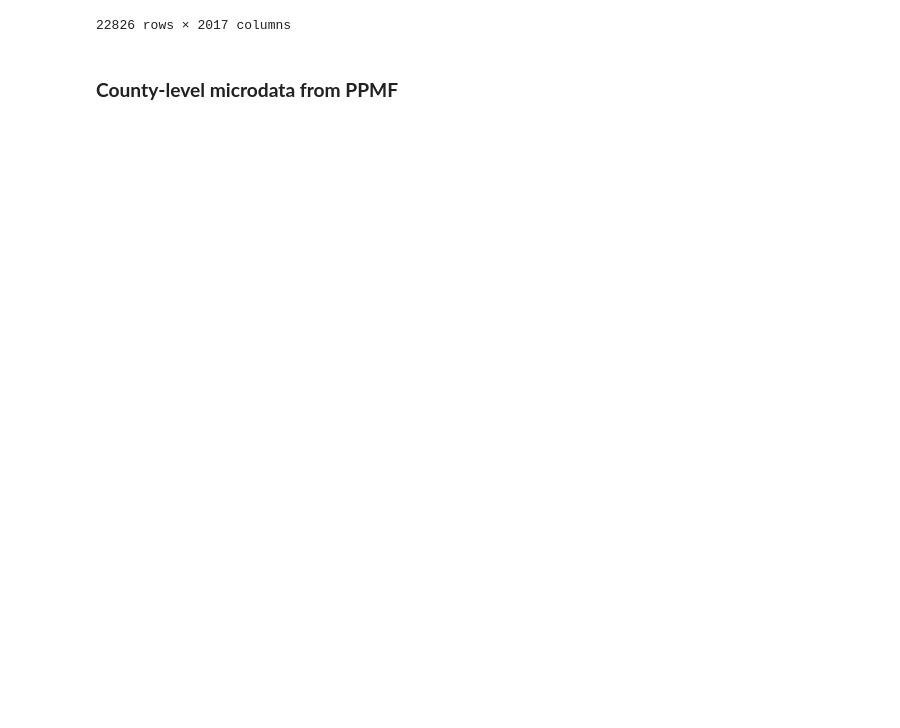
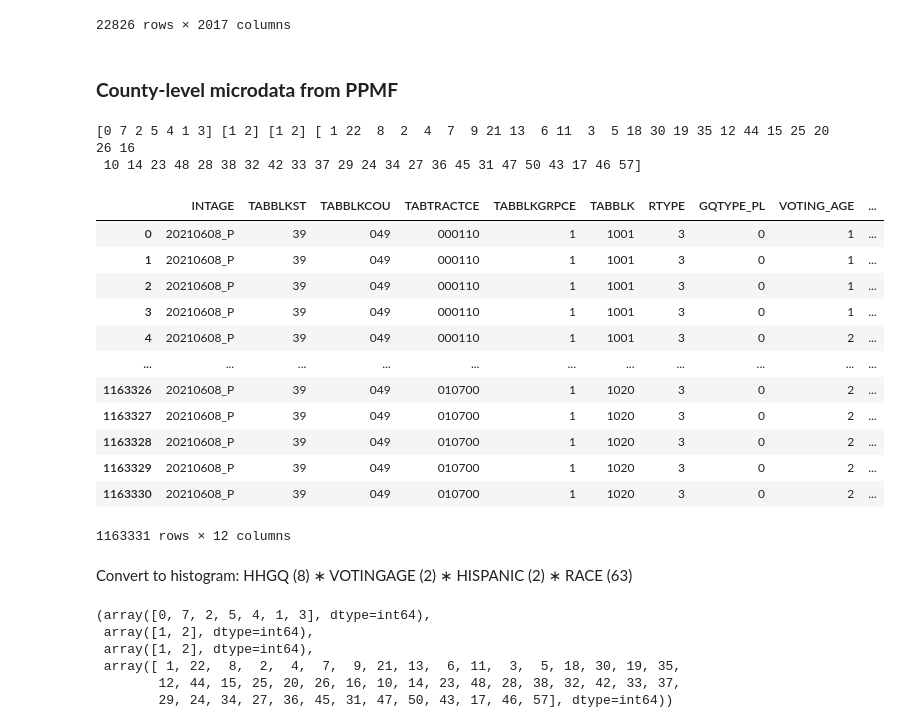
Before and after one commit to linyuehzzz/tda-eval, a Jupyter notebook: franklin_reconstruction.ipynb, the cells around one changed output. Drawn from its saved outputs; the diff is of its cells as text; code cells hidden in the pictures; blank space fills up the shorter version.

Commit message:
update ppmf

```diff
--- a/franklin_reconstruction.ipynb
+++ b/franklin_reconstruction.ipynb
@@ -411,3 +411,47 @@ with open("franklin/nhgis/ppmf_20210608_franklin.csv", "w", newline='') as f1:
             if row[1] == '39' and row[2] == '049':
                 wr1.writerow(row)
                 print(row)
+# %%
+import pandas as pd
+
+filename_ppmf = 'franklin/nhgis/ppmf_20210608_franklin.csv'
+ppmf = pd.read_csv(filename_ppmf)
+ppmf['TABBLKST'] = ppmf['TABBLKST'].apply('{:0>2}'.format)
+ppmf['TABBLKCOU'] = ppmf['TABBLKCOU'].apply('{:0>3}'.format)
+ppmf['TABTRACTCE'] = ppmf['TABTRACTCE'].apply('{:0>6}'.format)
+ppmf['TABBLK'] = ppmf['TABBLK'].apply('{:0>4}'.format)
+ppmf['GEOID10'] = ppmf[['TABBLKST', 'TABBLKCOU', 'TABTRACTCE', 'TABBLK']].apply(lambda x: ''.join(x), axis=1)
+
+ppmf.to_csv(filename_ppmf, index=False)
+print(ppmf['GQTYPE_PL'].unique(), ppmf['VOTING_AGE'].unique(), ppmf['CENHISP'].unique(), ppmf['CENRACE'].unique())
+ppmf
+# %% [output]
+[0 7 2 5 4 1 3] [1 2] [1 2] [ 1 22  8  2  4  7  9 21 13  6 11  3  5 18 30 19 35 12 44 15 25 20 26 16
+ 10 14 23 48 28 38 32 42 33 37 29 24 34 27 36 45 31 47 50 43 17 46 57]
+|  | INTAGE | TABBLKST | TABBLKCOU | TABTRACTCE | TABBLKGRPCE | TABBLK | RTYPE | GQTYPE_PL | VOTING_AGE | ... |
+| 0 | 20210608_P | 39 | 049 | 000110 | 1 | 1001 | 3 | 0 | 1 | ... |
+| 1 | 20210608_P | 39 | 049 | 000110 | 1 | 1001 | 3 | 0 | 1 | ... |
+| 2 | 20210608_P | 39 | 049 | 000110 | 1 | 1001 | 3 | 0 | 1 | ... |
+| 3 | 20210608_P | 39 | 049 | 000110 | 1 | 1001 | 3 | 0 | 1 | ... |
+| 4 | 20210608_P | 39 | 049 | 000110 | 1 | 1001 | 3 | 0 | 2 | ... |
+| ... | ... | ... | ... | ... | ... | ... | ... | ... | ... | ... |
+| 1163326 | 20210608_P | 39 | 049 | 010700 | 1 | 1020 | 3 | 0 | 2 | ... |
+| 1163327 | 20210608_P | 39 | 049 | 010700 | 1 | 1020 | 3 | 0 | 2 | ... |
+| 1163328 | 20210608_P | 39 | 049 | 010700 | 1 | 1020 | 3 | 0 | 2 | ... |
+| 1163329 | 20210608_P | 39 | 049 | 010700 | 1 | 1020 | 3 | 0 | 2 | ... |
+| 1163330 | 20210608_P | 39 | 049 | 010700 | 1 | 1020 | 3 | 0 | 2 | ... |
+1163331 rows × 12 columns
+# %% [markdown]
+Convert to histogram: HHGQ (8) ∗ VOTINGAGE (2) ∗ HISPANIC (2) ∗ RACE (63)
+# %%
+import pandas as pd
+
+filename_ppmf = 'franklin/nhgis/ppmf_20210608_franklin.csv'
+ppmf = pd.read_csv(filename_ppmf)
+# %% [output]
+(array([0, 7, 2, 5, 4, 1, 3], dtype=int64),
+ array([1, 2], dtype=int64),
+ array([1, 2], dtype=int64),
+ array([ 1, 22,  8,  2,  4,  7,  9, 21, 13,  6, 11,  3,  5, 18, 30, 19, 35,
+        12, 44, 15, 25, 20, 26, 16, 10, 14, 23, 48, 28, 38, 32, 42, 33, 37,
+        29, 24, 34, 27, 36, 45, 31, 47, 50, 43, 17, 46, 57], dtype=int64))
```
